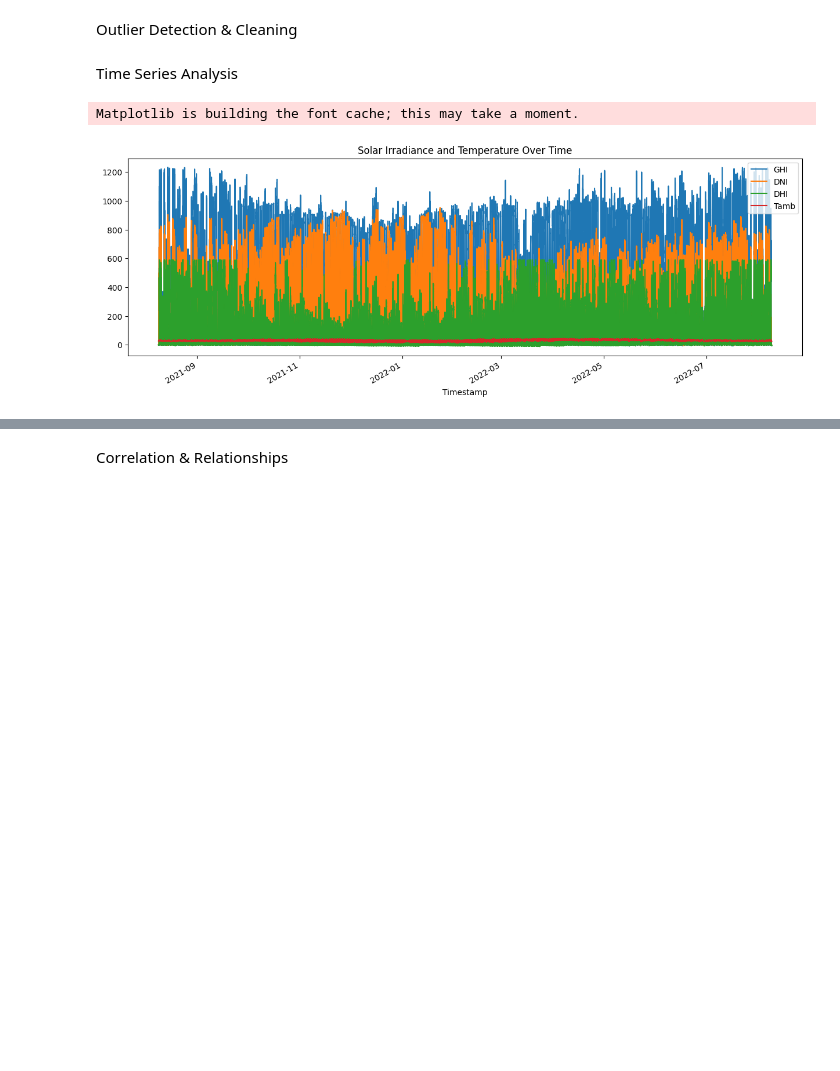
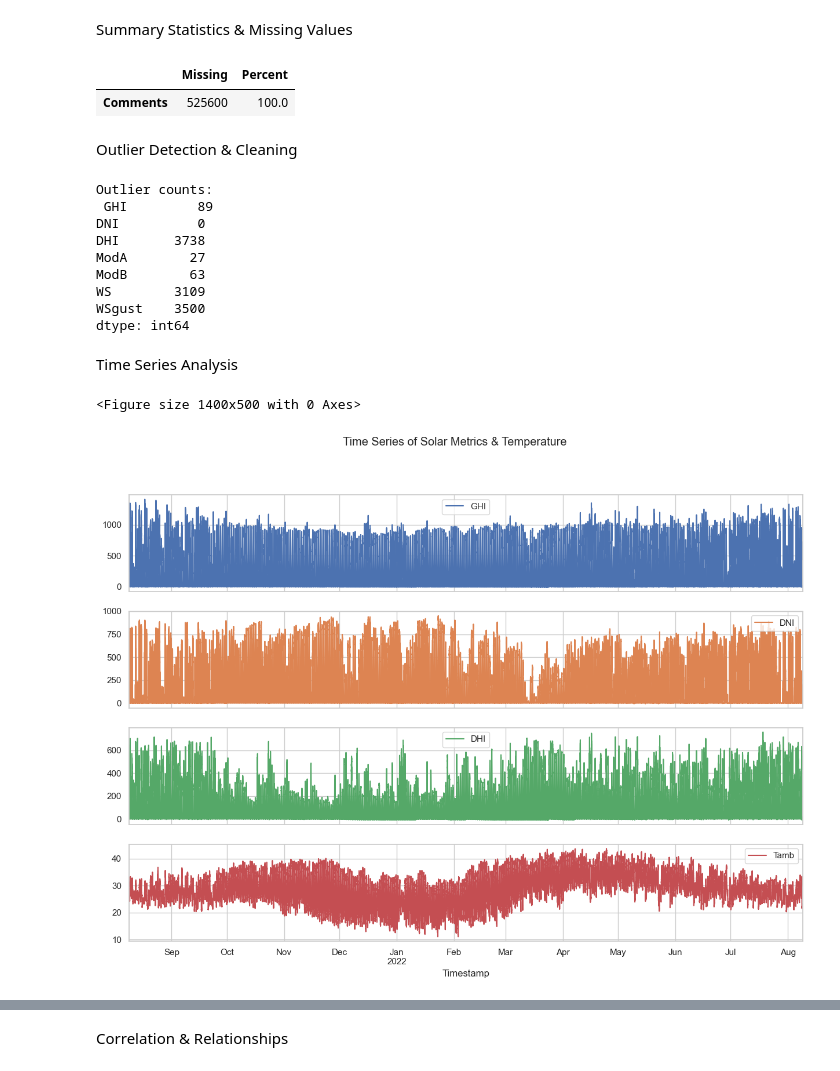
Before and after one commit to chacha1921/solar-challenge-week0, a Jupyter notebook: benin_eda.ipynb, the cells around one changed output, grey strips where cells are left out. Cells and saved outputs as stored; diff of their text form; code cells hidden in the pictures; blank space fills up the shorter version.

```diff
--- a/benin_eda.ipynb
+++ b/benin_eda.ipynb
@@ -16,27 +23,51 @@ dtype: int64
 # %% [markdown]
-Outlier Detection & Cleaning
+Summary Statistics & Missing Values
 # %%
-from scipy.stats import zscore
+df.describe()
 
-cols_to_check = ['GHI', 'DNI', 'DHI', 'ModA', 'ModB', 'WS', 'WSgust']
-z_scores = df[cols_to_check].apply(zscore)
-
-outliers = (z_scores.abs() > 3)
-df_clean = df[~outliers.any(axis=1)].copy()
-
-# Impute missing values with median
-df_clean.fillna(df_clean.median(numeric_only=True), inplace=True)
-
-# Export cleaned CSV
-df_clean.to_csv("data/benin_clean.csv", index=False)
+# Missing value count
+missing = df.isna().sum()
+missing_percent = (missing / len(df)) * 100
+missing_report = pd.DataFrame({"Missing": missing, "Percent": missing_percent})
+missing_report[missing_report["Percent"] > 5]
+# %% [output]
+|  | Missing | Percent |
+| Comments | 525600 | 100.0 |
 # %% [markdown]
-Time Series Analysis
+Outlier Detection & Cleaning
 # %%
-import matplotlib.pyplot as plt
+cols_to_check = ["GHI", "DNI", "DHI", "ModA", "ModB", "WS", "WSgust"]
 
-df_clean.set_index("Timestamp")[["GHI", "DNI", "DHI", "Tamb"]].plot(figsize=(15,5))
-plt.title("Solar Irradiance and Temperature Over Time")
-plt.show()
+# Compute Z-scores and filter outliers (|Z| > 3)
+z_scores = df[cols_to_check].apply(zscore)
+outliers = (np.abs(z_scores) > 3)
+outlier_counts = outliers.sum()
+print("Outlier counts:\n", outlier_counts)
+
+# Drop or impute missing values
+df_cleaned = df.copy()
+for col in cols_to_check:
+    df_cleaned[col] = df_cleaned[col].fillna(df_cleaned[col].median())
+
+# Save cleaned data
+df_cleaned.to_csv("data/benin_clean.csv", index=False)
 # %% [output]
-Matplotlib is building the font cache; this may take a moment.
+Outlier counts:
+ GHI         89
+DNI          0
+DHI       3738
+ModA        27
+ModB        63
+WS        3109
+WSgust    3500
+dtype: int64
-[figure, removed]
+# %% [markdown]
+Time Series Analysis
+# %%
+plt.figure(figsize=(14, 5))
+df_cleaned.set_index("Timestamp")[["GHI", "DNI", "DHI", "Tamb"]].plot(subplots=True, figsize=(15, 10))
+plt.suptitle("Time Series of Solar Metrics & Temperature")
+plt.show()
+# %% [output]
+<Figure size 1400x500 with 0 Axes>
+[figure, added]
```
Also changed, not shown: parts of 11 cells of this notebook.
